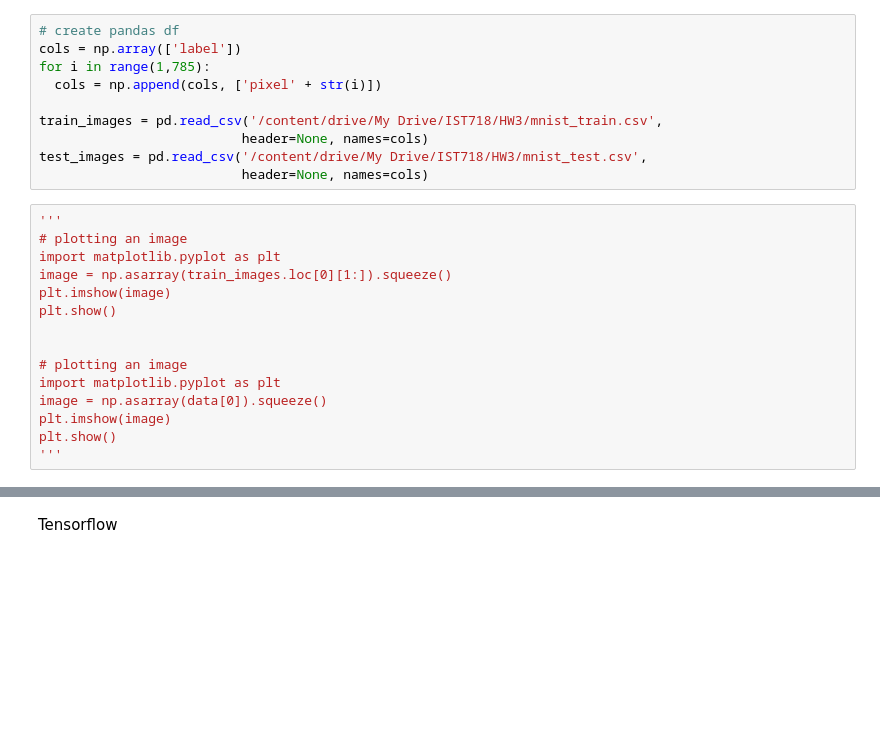
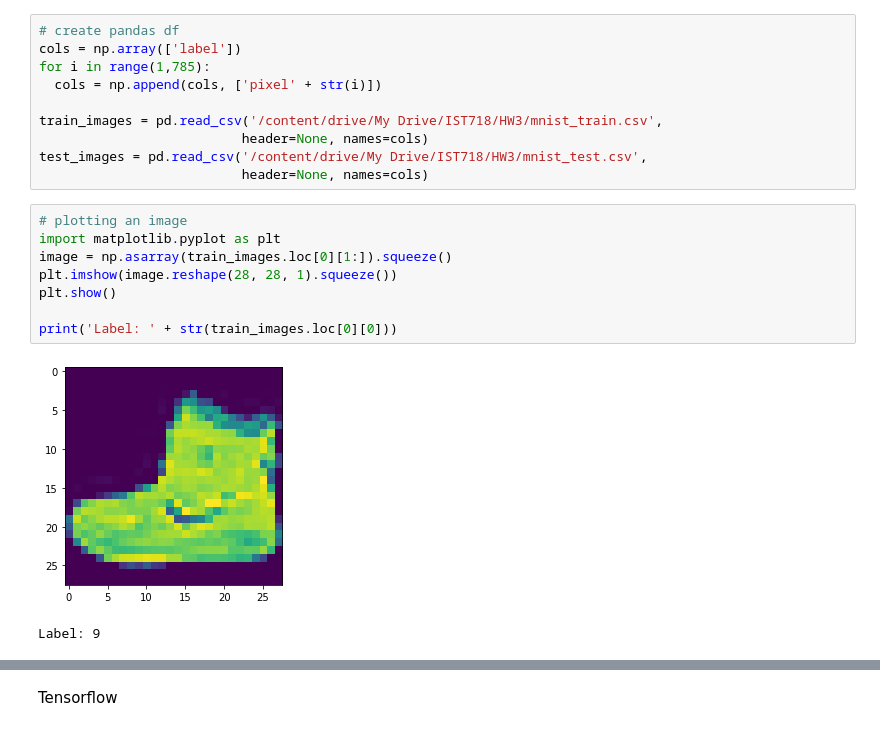
Before and after one commit to vksyr/IST718, a Jupyter notebook: HW3.ipynb, the cells around one changed output, grey strips where cells are left out. Cells and saved outputs as stored; diff of their text form; blank space fills up the shorter version.

```diff
--- a/HW3.ipynb
+++ b/HW3.ipynb
@@ -65,17 +66,13 @@ train_images = pd.read_csv('/content/drive/My Drive/IST718/HW3/mnist_train.csv',
 test_images = pd.read_csv('/content/drive/My Drive/IST718/HW3/mnist_test.csv',
                           header=None, names=cols)
 # %%
-'''
 # plotting an image
 import matplotlib.pyplot as plt
 image = np.asarray(train_images.loc[0][1:]).squeeze()
-plt.imshow(image)
+plt.imshow(image.reshape(28, 28, 1).squeeze())
 plt.show()
 
-
-# plotting an image
-import matplotlib.pyplot as plt
-image = np.asarray(data[0]).squeeze()
-plt.imshow(image)
-plt.show()
-'''
+print('Label: ' + str(train_images.loc[0][0]))
+# %% [output]
+[figure, added]
+Label: 9
```
Also changed, not shown: parts of 17 cells of this notebook.
